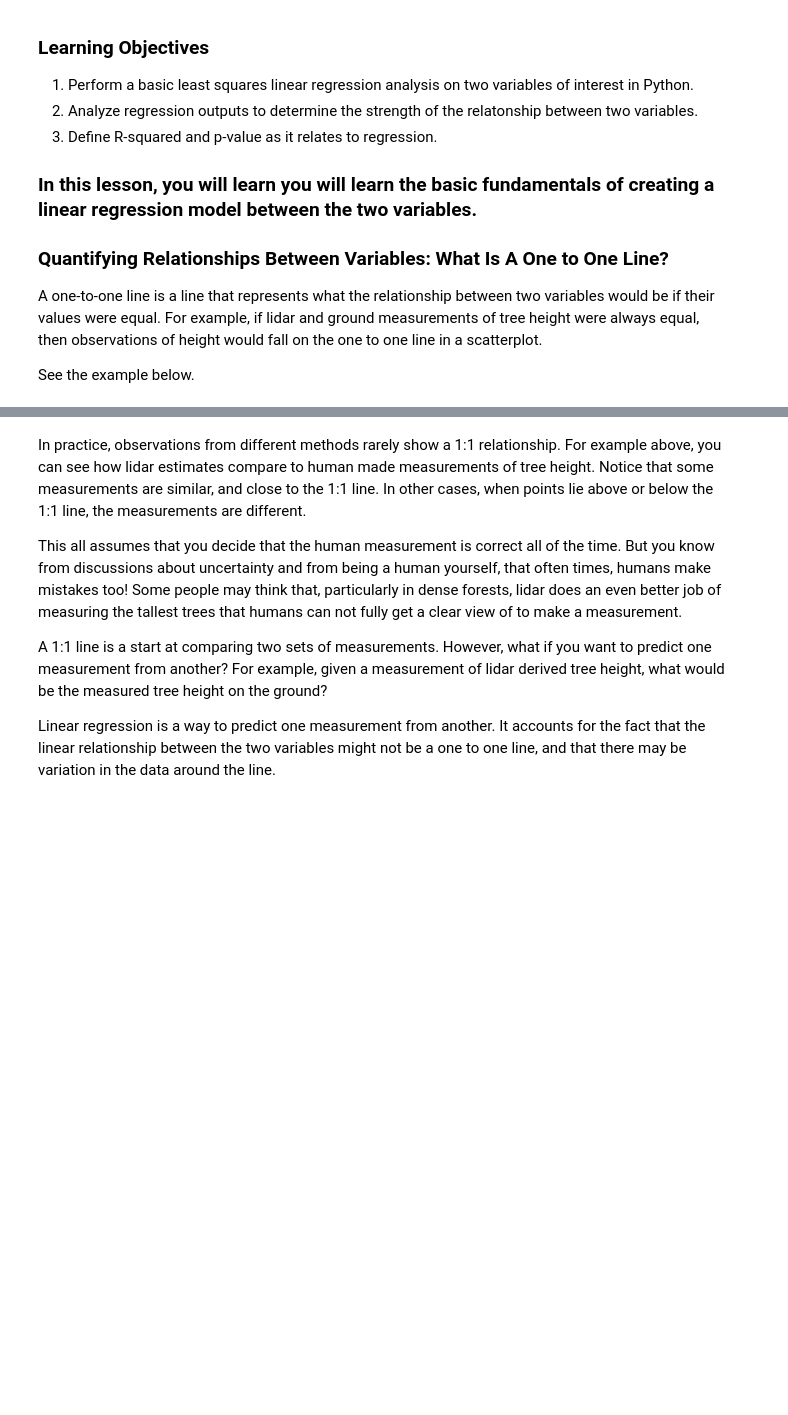
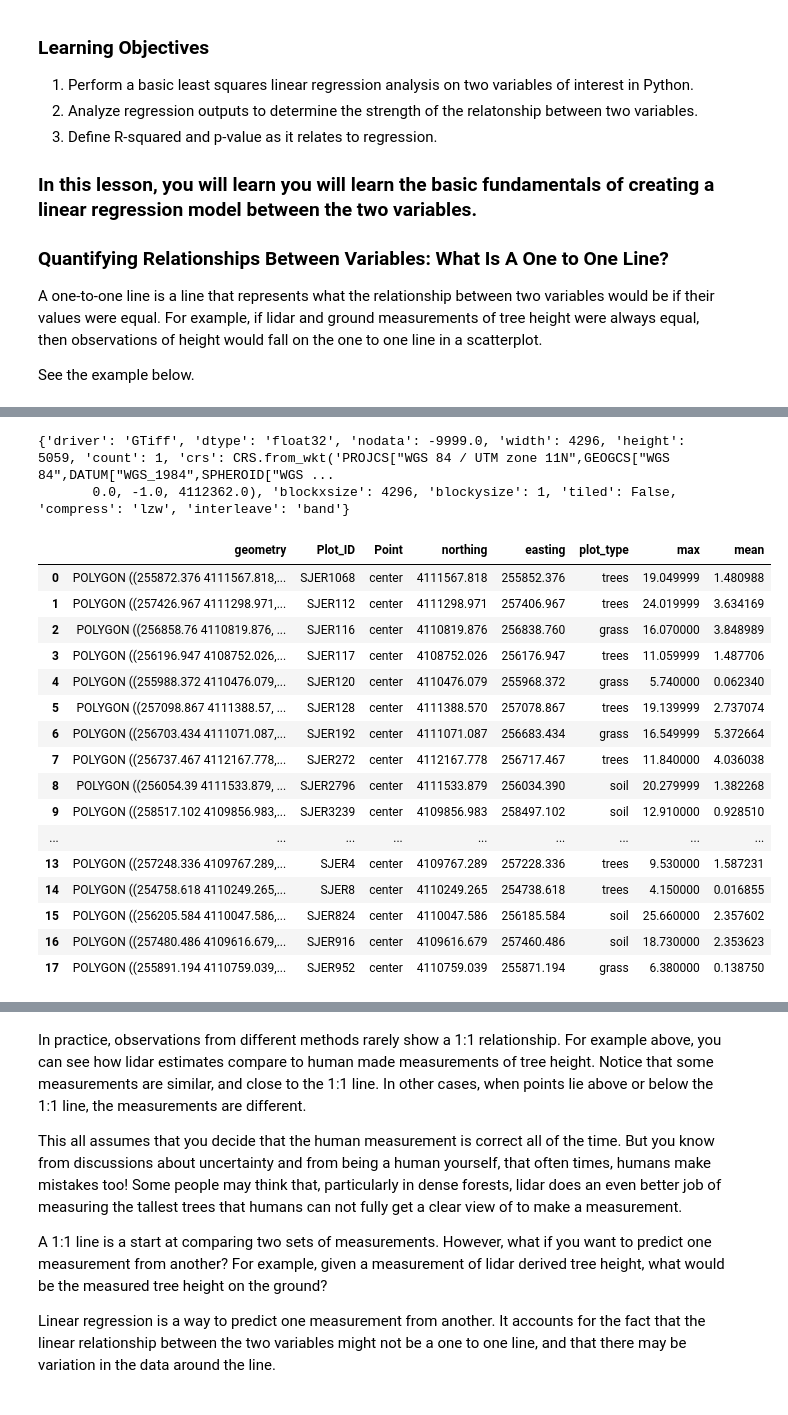
Before and after one commit to xjiao01/EnvDatSci, a Jupyter notebook: CodeSprints/regression101.ipynb, the cells around one changed output, grey strips where cells are left out. Cells and saved outputs as stored; diff of their text form; code cells hidden in the pictures; blank space fills up the shorter version.

```diff
--- a/CodeSprints/regression101.ipynb
+++ b/CodeSprints/regression101.ipynb
@@ -515,0 +510,5 @@ SJER_lidar_height_df = gpd.GeoDataFrame.from_features(sjer_tree_heights)
+# %%
+SJER_chm_meta
+# %% [output]
+{'driver': 'GTiff', 'dtype': 'float32', 'nodata': -9999.0, 'width': 4296, 'height': 5059, 'count': 1, 'crs': CRS.from_wkt('PROJCS["WGS 84 / UTM zone 11N",GEOGCS["WGS 84",DATUM["WGS_1984",SPHEROID["WGS ...
+       0.0, -1.0, 4112362.0), 'blockxsize': 4296, 'blockysize': 1, 'tiled': False, 'compress': 'lzw', 'interleave': 'band'}
@@ -516,3 +530,23 @@ SJER_lidar_height_df = gpd.GeoDataFrame.from_features(sjer_tree_heights)
+# %%
+SJER_lidar_height_df
+# %% [output]
+|  | geometry | Plot_ID | Point | northing | easting | plot_type | max | mean |
+| 0 | POLYGON ((255872.376 4111567.818,... | SJER1068 | center | 4111567.818 | 255852.376 | trees | 19.049999 | 1.480988 |
+| 1 | POLYGON ((257426.967 4111298.971,... | SJER112 | center | 4111298.971 | 257406.967 | trees | 24.019999 | 3.634169 |
+| 2 | POLYGON ((256858.76 4110819.876, ... | SJER116 | center | 4110819.876 | 256838.760 | grass | 16.070000 | 3.848989 |
+| 3 | POLYGON ((256196.947 4108752.026,... | SJER117 | center | 4108752.026 | 256176.947 | trees | 11.059999 | 1.487706 |
+| 4 | POLYGON ((255988.372 4110476.079,... | SJER120 | center | 4110476.079 | 255968.372 | grass | 5.740000 | 0.062340 |
+| 5 | POLYGON ((257098.867 4111388.57, ... | SJER128 | center | 4111388.570 | 257078.867 | trees | 19.139999 | 2.737074 |
+| 6 | POLYGON ((256703.434 4111071.087,... | SJER192 | center | 4111071.087 | 256683.434 | grass | 16.549999 | 5.372664 |
+| 7 | POLYGON ((256737.467 4112167.778,... | SJER272 | center | 4112167.778 | 256717.467 | trees | 11.840000 | 4.036038 |
+| 8 | POLYGON ((256054.39 4111533.879, ... | SJER2796 | center | 4111533.879 | 256034.390 | soil | 20.279999 | 1.382268 |
+| 9 | POLYGON ((258517.102 4109856.983,... | SJER3239 | center | 4109856.983 | 258497.102 | soil | 12.910000 | 0.928510 |
+| ... | ... | ... | ... | ... | ... | ... | ... | ... |
+| 13 | POLYGON ((257248.336 4109767.289,... | SJER4 | center | 4109767.289 | 257228.336 | trees | 9.530000 | 1.587231 |
+| 14 | POLYGON ((254758.618 4110249.265,... | SJER8 | center | 4110249.265 | 254738.618 | trees | 4.150000 | 0.016855 |
+| 15 | POLYGON ((256205.584 4110047.586,... | SJER824 | center | 4110047.586 | 256185.584 | soil | 25.660000 | 2.357602 |
+| 16 | POLYGON ((257480.486 4109616.679,... | SJER916 | center | 4109616.679 | 257460.486 | soil | 18.730000 | 2.353623 |
+| 17 | POLYGON ((255891.194 4110759.039,... | SJER952 | center | 4110759.039 | 255871.194 | grass | 6.380000 | 0.138750 |
 # %%
 # Import in situ data
 path_insitu = os.path.join("data", "spatial-vector-lidar",
```
Also changed, not shown: parts of 26 cells of this notebook.
